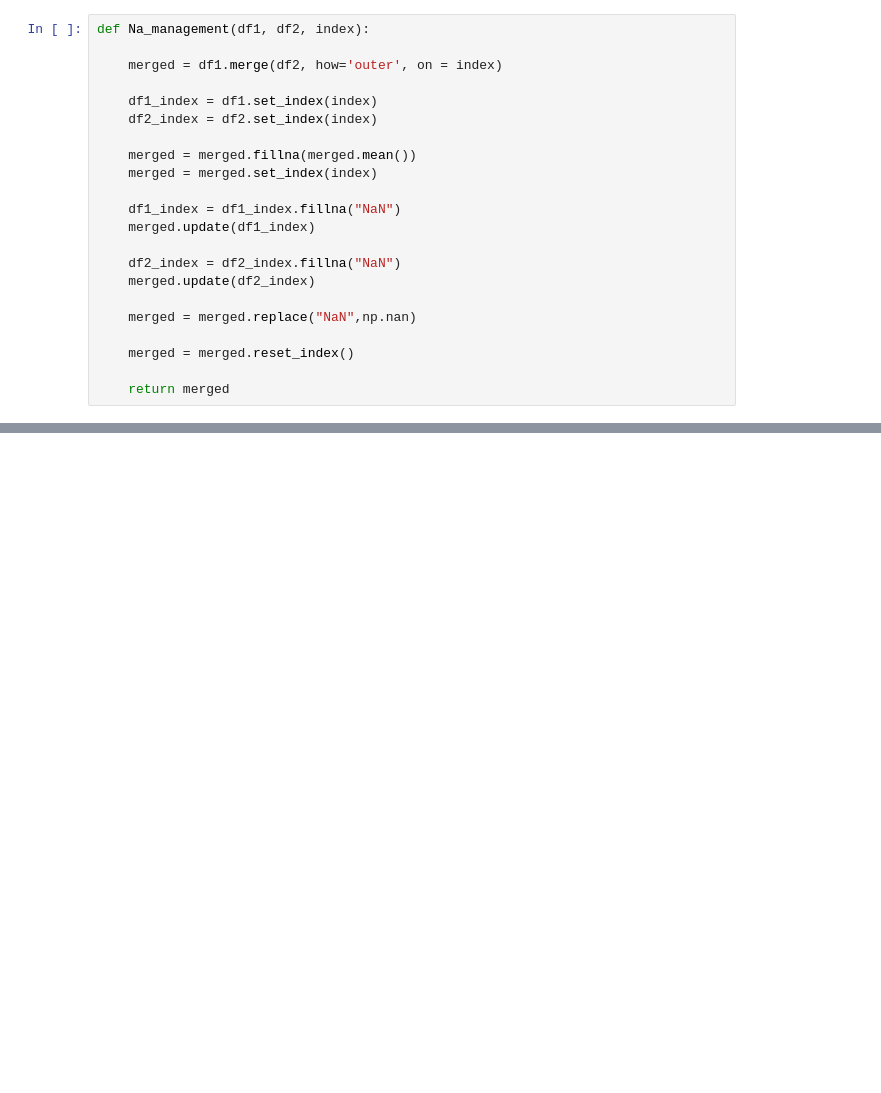
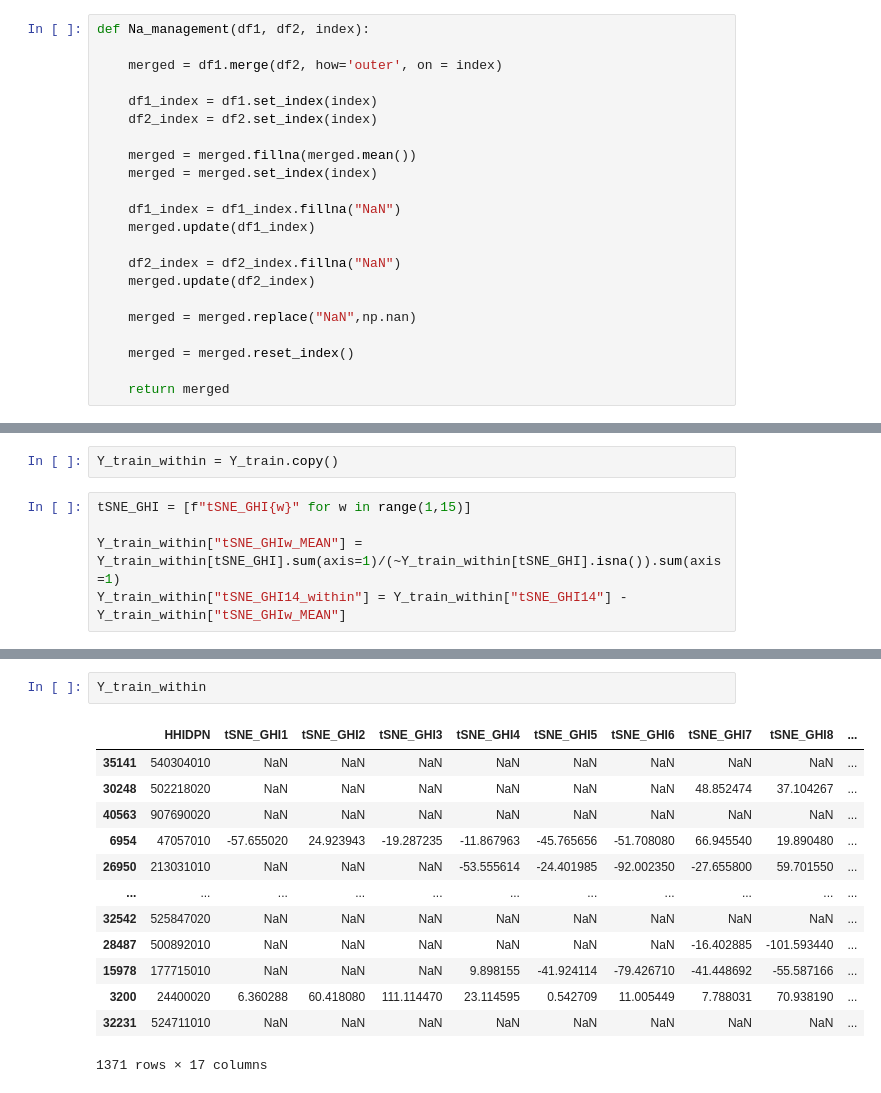
Before and after one commit to jveillon/Projet_Statapp, a Jupyter notebook: ML/file_02_panel_estimation.ipynb, the cells around one changed output, grey strips where cells are left out. Drawn from its saved outputs; the diff is of its cells as text; blank space fills up the shorter version.

```diff
--- a/ML/file_02_panel_estimation.ipynb
+++ b/ML/file_02_panel_estimation.ipynb
@@ -241,0 +443,7 @@ for i in range (1,14) :
+# %%
+Y_train_within = Y_train.copy()
+# %%
+tSNE_GHI = [f"tSNE_GHI{w}" for w in range(1,15)]
+
+Y_train_within["tSNE_GHIw_MEAN"] = Y_train_within[tSNE_GHI].sum(axis=1)/(~Y_train_within[tSNE_GHI].isna()).sum(axis=1)
+Y_train_within["tSNE_GHI14_within"] = Y_train_within["tSNE_GHI14"] - Y_train_within["tSNE_GHIw_MEAN"]
@@ -241,0 +490,16 @@ for i in range (1,14) :
+# %%
+Y_train_within
+# %% [output]
+|  | HHIDPN | tSNE_GHI1 | tSNE_GHI2 | tSNE_GHI3 | tSNE_GHI4 | tSNE_GHI5 | tSNE_GHI6 | tSNE_GHI7 | tSNE_GHI8 | ... |
+| 35141 | 540304010 | NaN | NaN | NaN | NaN | NaN | NaN | NaN | NaN | ... |
+| 30248 | 502218020 | NaN | NaN | NaN | NaN | NaN | NaN | 48.852474 | 37.104267 | ... |
+| 40563 | 907690020 | NaN | NaN | NaN | NaN | NaN | NaN | NaN | NaN | ... |
+| 6954 | 47057010 | -57.655020 | 24.923943 | -19.287235 | -11.867963 | -45.765656 | -51.708080 | 66.945540 | 19.890480 | ... |
+| 26950 | 213031010 | NaN | NaN | NaN | -53.555614 | -24.401985 | -92.002350 | -27.655800 | 59.701550 | ... |
+| ... | ... | ... | ... | ... | ... | ... | ... | ... | ... | ... |
+| 32542 | 525847020 | NaN | NaN | NaN | NaN | NaN | NaN | NaN | NaN | ... |
+| 28487 | 500892010 | NaN | NaN | NaN | NaN | NaN | NaN | -16.402885 | -101.593440 | ... |
+| 15978 | 177715010 | NaN | NaN | NaN | 9.898155 | -41.924114 | -79.426710 | -41.448692 | -55.587166 | ... |
+| 3200 | 24400020 | 6.360288 | 60.418080 | 111.114470 | 23.114595 | 0.542709 | 11.005449 | 7.788031 | 70.938190 | ... |
+| 32231 | 524711010 | NaN | NaN | NaN | NaN | NaN | NaN | NaN | NaN | ... |
+1371 rows × 17 columns
```
Also changed, not shown: parts of 37 cells of this notebook.
